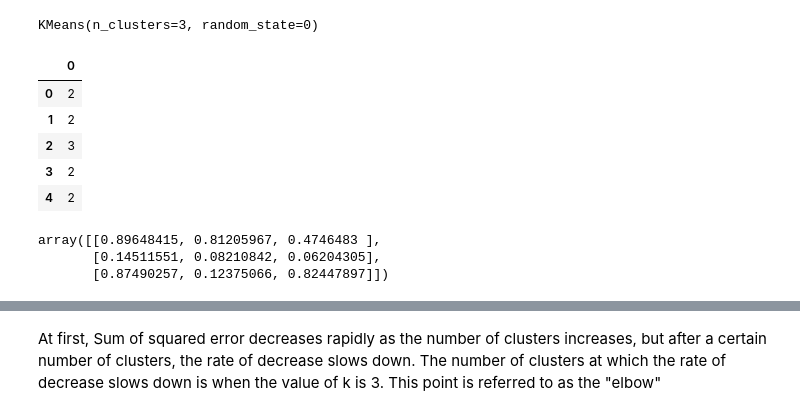
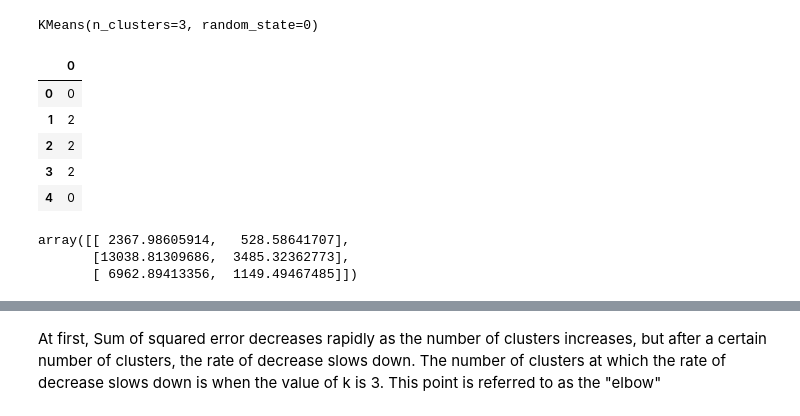
Before and after one commit to Esthermorka/Customer_segmentation_using_hierarchical_and_Kmeans_clustering-, a Jupyter notebook: Clustering_checkpoint.ipynb, the cells around one changed output, grey strips where cells are left out. Saved outputs shown, nothing was run; the diff lists cells and outputs as text; code cells hidden in the pictures.

```diff
--- a/Clustering_checkpoint.ipynb
+++ b/Clustering_checkpoint.ipynb
@@ -86,3 +86,5 @@ MINIMUM_PAYMENTS                    313
 PRC_FULL_PAYMENT                      0
 TENURE                                0
 dtype: int64
+# %%
+data.drop('CUST_ID', axis = 1, inplace=True)
@@ -89,6 +100,8 @@ dtype: int64
 # %%
 #Filling null values using interpolate method
 data['MINIMUM_PAYMENTS'] = data['MINIMUM_PAYMENTS'].interpolate(method='linear')
+# %%
+data['CREDIT_LIMIT'] = data['CREDIT_LIMIT'].interpolate(method='linear')
 # %%
 #Creating a list of all numerical variable
 num_var = list(data.select_dtypes(include=['float64','int64']).columns)
@@ -108,12 +121,12 @@ for column in num_var:
 [figure]
 # %%
 #Feature selection
-x = data[['PURCHASES_FREQUENCY','ONEOFF_PURCHASES_FREQUENCY','PURCHASES_INSTALLMENTS_FREQUENCY']]
+x = data[['CREDIT_LIMIT','CASH_ADVANCE']]
 # %% [markdown]
 ## Agglomerative clustering
 # %%
 from sklearn.cluster import AgglomerativeClustering
 
-agg_clusters = AgglomerativeClustering(n_clusters=3, affinity='euclidean',linkage='complete')
+agg_clusters = AgglomerativeClustering(n_clusters=3,affinity='euclidean',linkage='ward')
 agg_clusters.fit(x)
 # %% [output]
@@ -183,13 +205,13 @@ KMeans(n_clusters=3, random_state=0)
 # %%
 #Converting the Kmeans clusters into a Pandas Dataframe
 
-labels = pd.DataFrame(model2.labels_)
+labels = pd.DataFrame(k_model.labels_)
 
 labels.head()
 # %% [output]
 |  | 0 |
-| 0 | 2 |
+| 0 | 0 |
 | 1 | 2 |
-| 2 | 3 |
+| 2 | 2 |
 | 3 | 2 |
-| 4 | 2 |
+| 4 | 0 |
@@ -199,9 +223,9 @@ y_pred = k_model.predict(X_test)
 #the various centroid for each clusters
 k_model.cluster_centers_
 # %% [output]
-array([[0.89648415, 0.81205967, 0.4746483 ],
-       [0.14511551, 0.08210842, 0.06204305],
-       [0.87490257, 0.12375066, 0.82447897]])
+array([[ 2367.98605914,   528.58641707],
+       [13038.81309686,  3485.32362773],
+       [ 6962.89413356,  1149.49467485]])
 # %%
 from sklearn.metrics import silhouette_score
 print (f'Silhouette score(n=2): {silhouette_score(X_test,y_pred)}')
```
Also changed, not shown: parts of 16 cells of this notebook.
